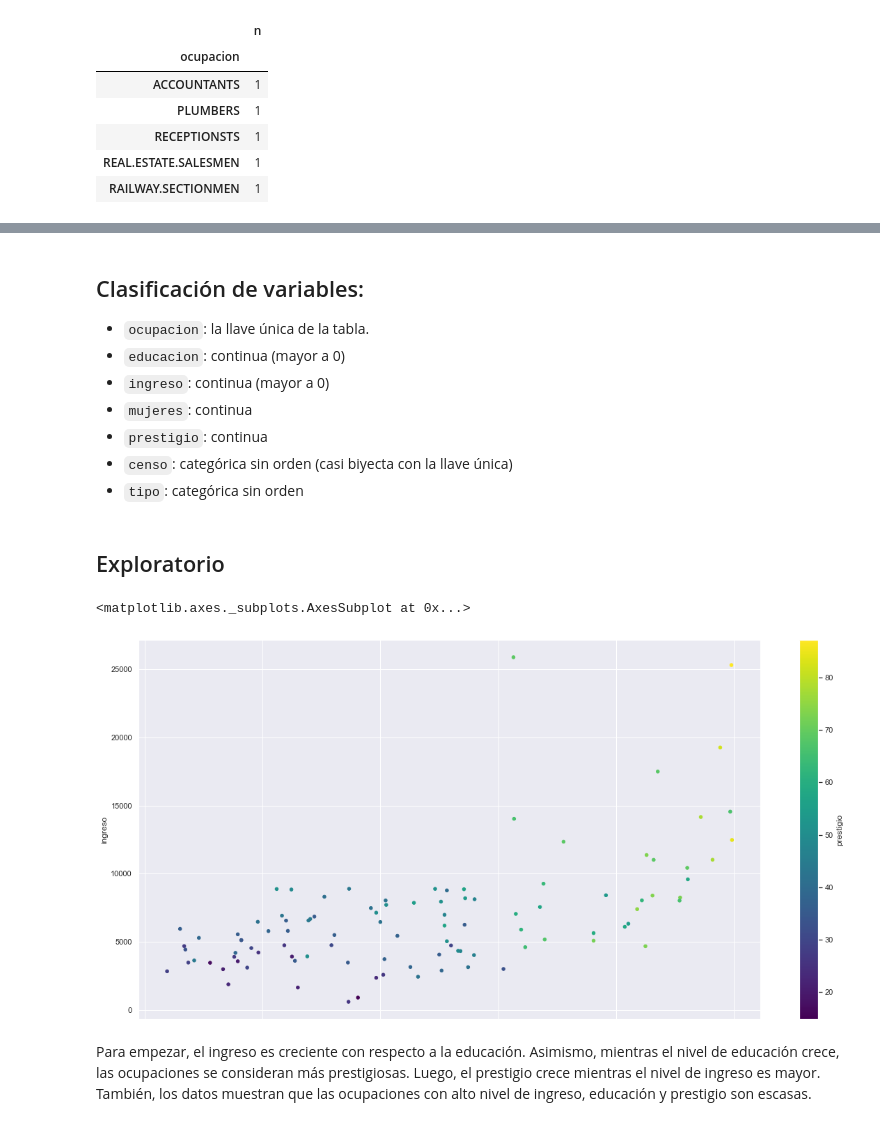
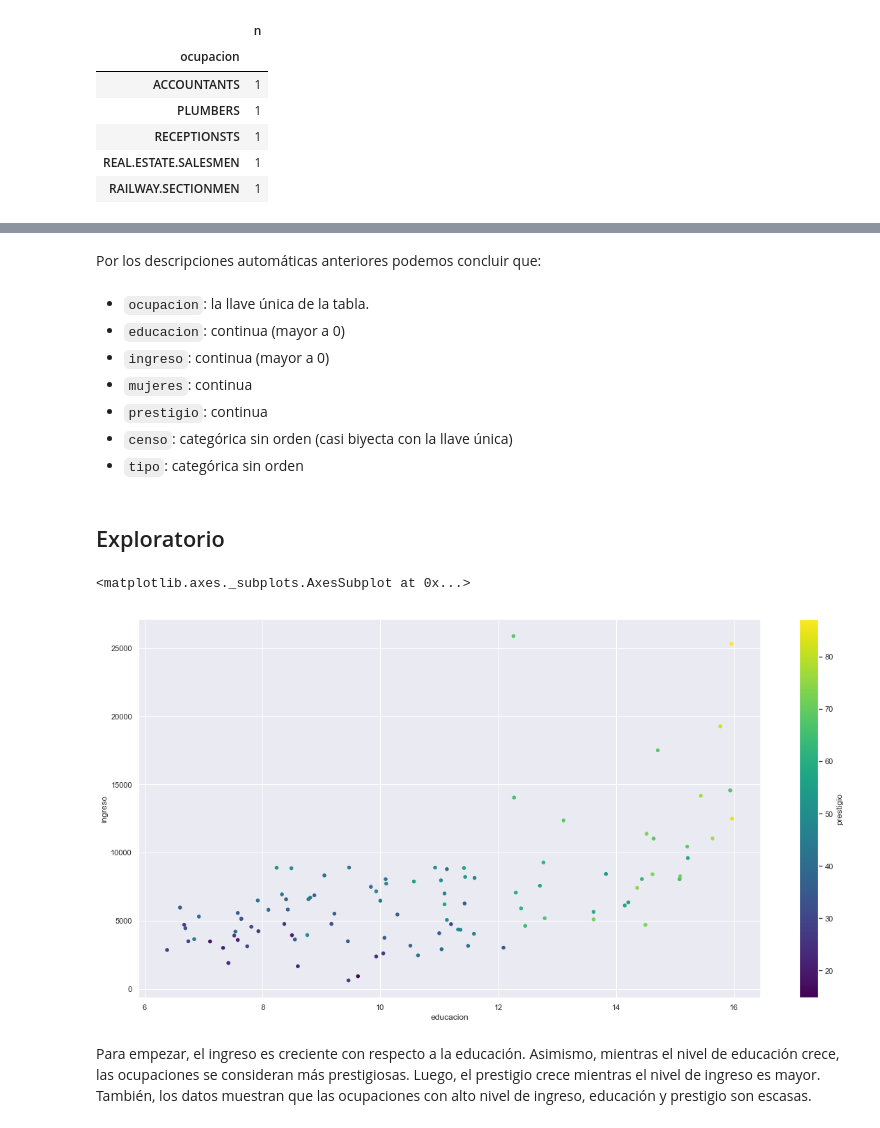
Before and after one commit to jeroaranda/aplicada2, a Jupyter notebook: control1.ipynb, the cells around one changed output, grey strips where cells are left out. Saved outputs shown, nothing was run; the diff lists cells and outputs as text; code cells hidden in the pictures.

```diff
--- a/control1.ipynb
+++ b/control1.ipynb
@@ -56,6 +82,6 @@ df.groupby('ocupacion').size().to_frame('n').sort_values('n', ascending=False).h
+# %% [markdown]
+Por los descripciones automáticas anteriores podemos concluir que:
 # %% [markdown]
-## Clasificación de variables:
-
 + `ocupacion`: la llave única de la tabla.
 + `educacion`: continua (mayor a 0)
 + `ingreso`: continua (mayor a 0)
@@ -66,10 +92,11 @@ df.groupby('ocupacion').size().to_frame('n').sort_values('n', ascending=False).h
 # %% [markdown]
 ## Exploratorio
 # %%
-df.plot.scatter(x='educacion',y='ingreso',c='prestigio', colormap='viridis')
+fig, ax = plt.subplots()
+df.plot.scatter(x='educacion',y='ingreso',c='prestigio', colormap='viridis',ax=ax)
 # %% [output]
 <matplotlib.axes._subplots.AxesSubplot at 0x...>
-[figure, old version]
+[figure, new version]
 # %% [markdown]
 Para empezar, el ingreso es creciente con respecto a la educación. Asimismo, mientras el nivel de educación crece, las ocupaciones se consideran más prestigiosas. Luego, el prestigio crece mientras el nivel de ingreso es mayor. También, los datos muestran que las ocupaciones con alto nivel de ingreso, educación y prestigio son escasas.
 # %%
```
Also changed, not shown: parts of 7 cells of this notebook.
